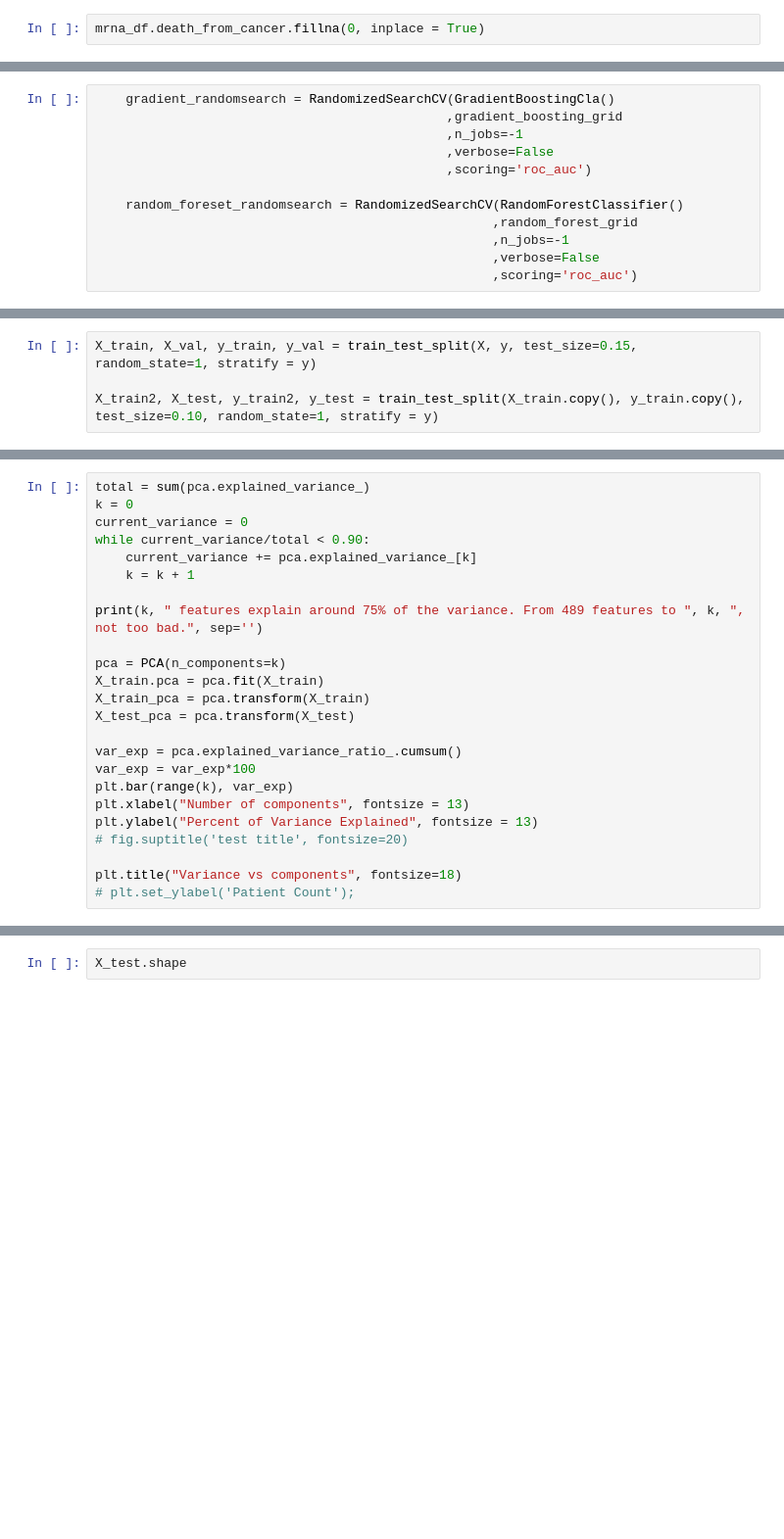
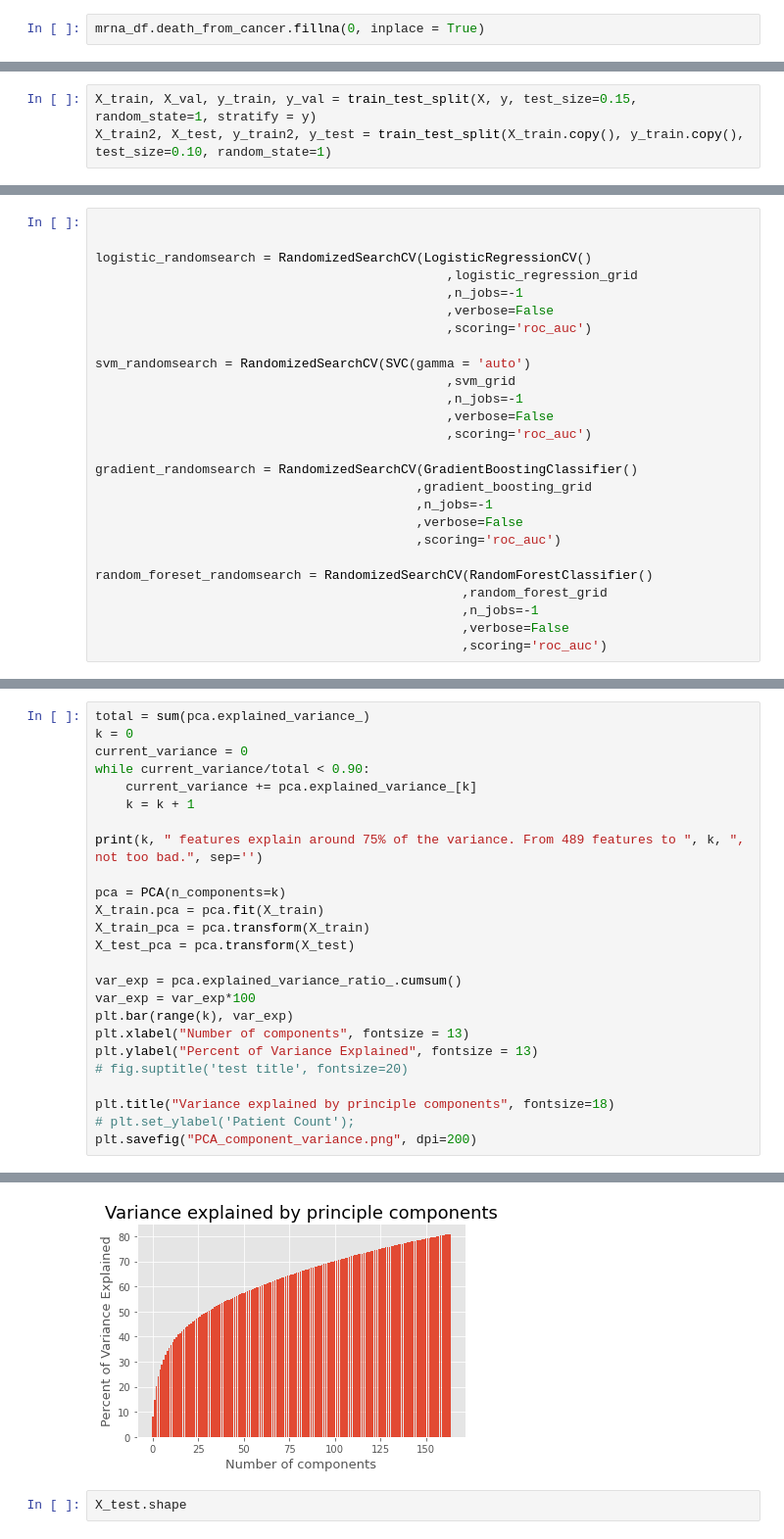
Before and after one commit to Cpizzle1/capstone2, a Jupyter notebook: notebooks/Models.ipynb, the cells around one changed output, grey strips where cells are left out. Shown: that part at 98% size. Cells and saved outputs as stored; diff of their text form; blank space fills up the shorter version.

```diff
--- a/notebooks/Models.ipynb
+++ b/notebooks/Models.ipynb
@@ -48,3 +51,6 @@ mrna_df.death_from_cancer.fillna(0, inplace = True)
+# %%
+X_train, X_val, y_train, y_val = train_test_split(X, y, test_size=0.15, random_state=1, stratify = y)
+X_train2, X_test, y_train2, y_test = train_test_split(X_train.copy(), y_train.copy(), test_size=0.10, random_state=1)
 # %%
     gradient_boosting_grid = {'learning_rate': [0.1, 0.2, 0.3, 0.4, 0.5]
                              ,'max_depth': [2, 4, 8]
@@ -111,12 +78,26 @@ print(f"Gradient ROC Score = {roc_auc_score(y_test, svm_hats):.4f}")
 # %%
-    gradient_randomsearch = RandomizedSearchCV(GradientBoostingCla()
-                                              ,gradient_boosting_grid
+
+
+logistic_randomsearch = RandomizedSearchCV(LogisticRegressionCV()
+                                              ,logistic_regression_grid
                                               ,n_jobs=-1
                                               ,verbose=False
                                               ,scoring='roc_auc')
 
-    random_foreset_randomsearch = RandomizedSearchCV(RandomForestClassifier()
-                                                    ,random_forest_grid
-                                                    ,n_jobs=-1
-                                                    ,verbose=False
-                                                    ,scoring='roc_auc')
+svm_randomsearch = RandomizedSearchCV(SVC(gamma = 'auto')
+                                              ,svm_grid
+                                              ,n_jobs=-1
+                                              ,verbose=False
+                                              ,scoring='roc_auc')
+
+gradient_randomsearch = RandomizedSearchCV(GradientBoostingClassifier()
+                                          ,gradient_boosting_grid
+                                          ,n_jobs=-1
+                                          ,verbose=False
+                                          ,scoring='roc_auc')
+
+random_foreset_randomsearch = RandomizedSearchCV(RandomForestClassifier()
+                                                ,random_forest_grid
+                                                ,n_jobs=-1
+                                                ,verbose=False
+                                                ,scoring='roc_auc')
@@ -127,4 +103,0 @@ X = mrna_df
-# %%
-X_train, X_val, y_train, y_val = train_test_split(X, y, test_size=0.15, random_state=1, stratify = y)
-
-X_train2, X_test, y_train2, y_test = train_test_split(X_train.copy(), y_train.copy(), test_size=0.10, random_state=1, stratify = y)
@@ -209,5 +277,7 @@ plt.xlabel("Number of components", fontsize = 13)
 plt.ylabel("Percent of Variance Explained", fontsize = 13)
 # fig.suptitle('test title', fontsize=20)
 
-plt.title("Variance vs components", fontsize=18)
+plt.title("Variance explained by principle components", fontsize=18)
 # plt.set_ylabel('Patient Count');
+plt.savefig("PCA_component_variance.png", dpi=200)
+# %% [output]
@@ -214,3 +285,4 @@ plt.title("Variance vs components", fontsize=18)
+[figure, added]
 # %%
 X_test.shape
 # %%
```
Also changed, not shown: parts of 36 cells of this notebook.
